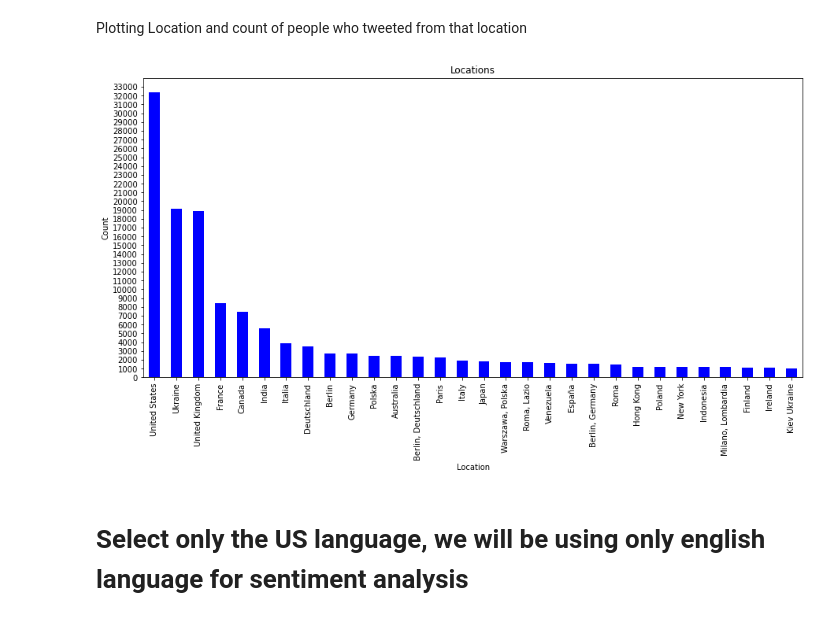
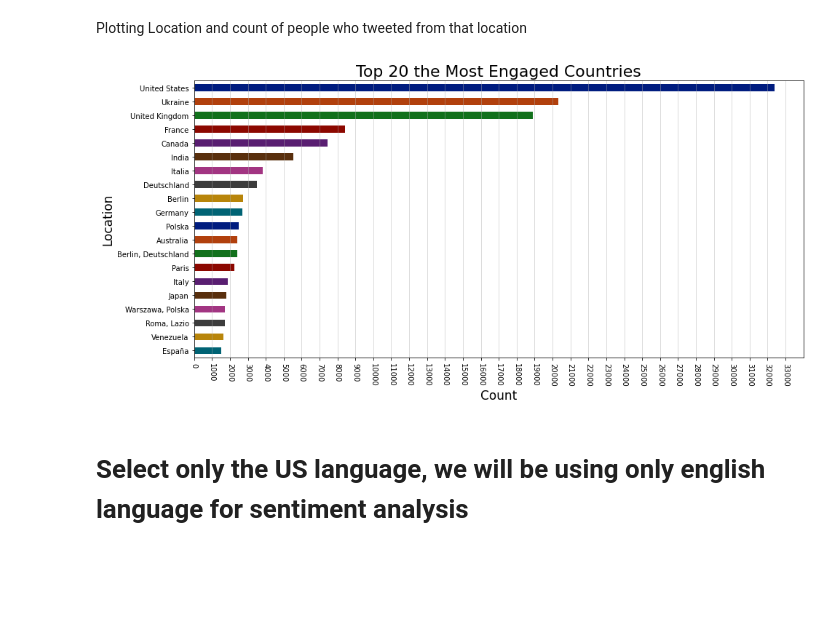
Before and after one commit to ValGRY/Data-Science-Projects, a Jupyter notebook: Ukraine - russia war (Sentiment project)/Capstone Project (Ukraine - russia war) - Val.ipynb, the cells around one changed output. Cells and saved outputs as stored; diff of their text form; code cells hidden in the pictures; blank space fills up the shorter version.

```diff
--- a/Ukraine - russia war (Sentiment project)/Capstone Project (Ukraine - russia war) - Val.ipynb
+++ b/Ukraine - russia war (Sentiment project)/Capstone Project (Ukraine - russia war) - Val.ipynb
@@ -195,6 +197,7 @@ df = df.replace('Україна','Ukraine')
 df = df.replace('Kyiv','Ukraine')
 df = df.replace('Украина','Ukraine')
 df = df.replace('Kyiv, Ukraine','Ukraine')
+df = df.replace('Kiev Ukraine','Ukraine')
 # %%
 df = df.replace('London, England','United Kingdom')
 df = df.replace('UK','United Kingdom')
@@ -218,15 +221,17 @@ df = df.replace('Paris, France','France')
 # %% [markdown]
 Plotting Location and count of people who tweeted from that location
 # %%
-df.location.value_counts()[:30].plot(kind='bar', color='b', figsize=(15, 7))
-plt.xticks(rotation = 90)
-plt.title('Locations')
-plt.ylabel('Count')
-plt.xlabel('Location')
-plt.yticks(np.arange(0, 34000, 1000))
+df.location.value_counts()[:20].plot(kind='barh', color=sns.color_palette('dark', 20), figsize=(15, 7))
+plt.grid(axis='x', alpha=0.55)
+plt.xticks(rotation = 270)
+plt.xticks(np.arange(0, 34000, 1000))
+plt.title('Top 20 the Most Engaged Countries',size=22)
+plt.ylabel('Location', size=17)
+plt.xlabel('Count', size=17)
+plt.gca().invert_yaxis()
 plt.show()
 # %% [output]
-[figure, old version]
+[figure, new version]
 # %% [markdown]
 # Select only the US language, we will be using only english language for sentiment analysis
 # %%
```
Also changed, not shown: parts of 5 cells of this notebook.
